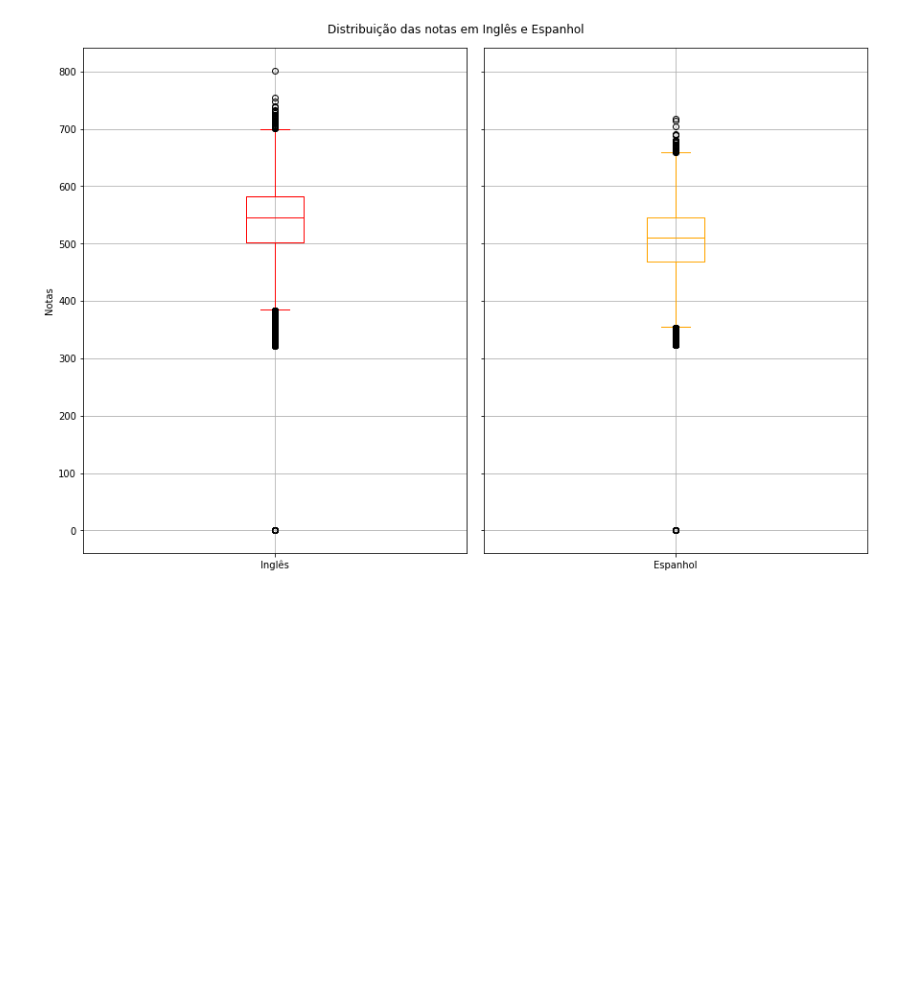
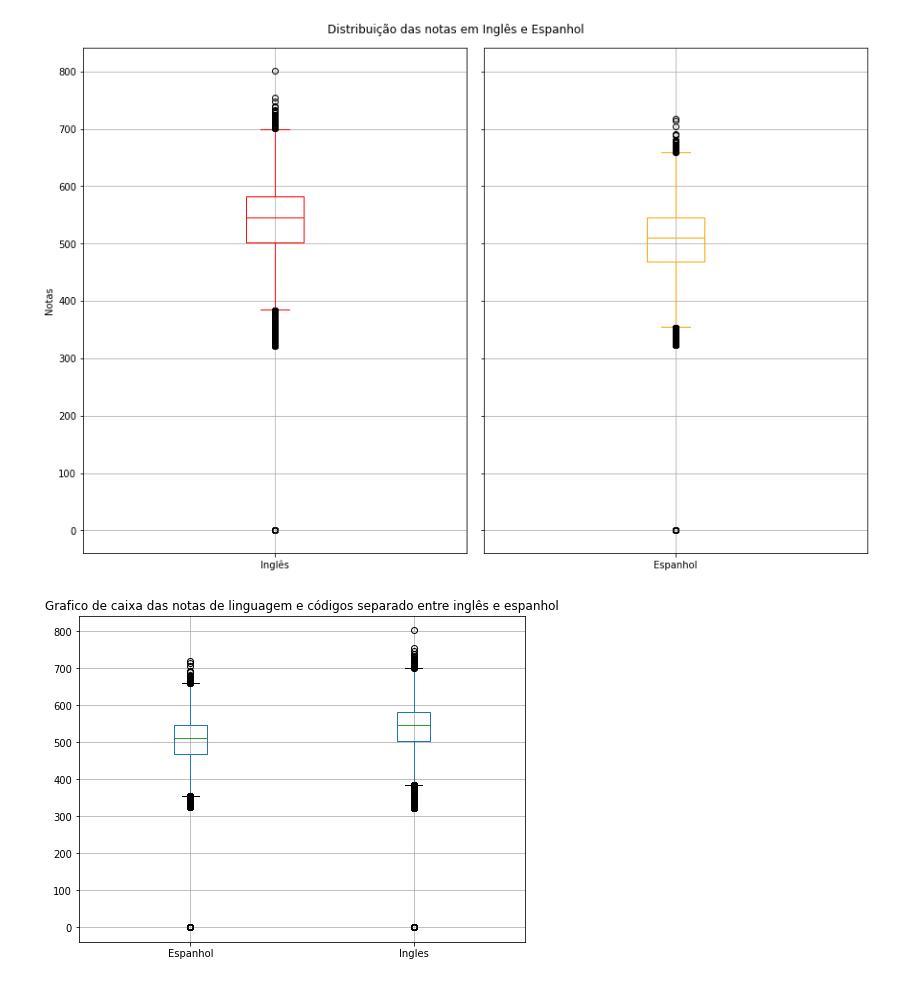
Before and after one commit to jesielviana/alura-imersao-dados, a Jupyter notebook: Aula01.ipynb, the cells around one changed output. Cells and saved outputs as stored; diff of their text form; code cells hidden in the pictures; blank space fills up the shorter version.

```diff
--- a/Aula01.ipynb
+++ b/Aula01.ipynb
@@ -308,3 +308,16 @@ espanhol.plot.box(ax=axes[1], label="Espanhol", grid=True, color="orange")
 # %% [output]
 <matplotlib.axes._subplots.AxesSubplot at 0x...>
 [figure]
+# %%
+# Desafio05: Comparar as distribuições das provas em inglês e espanhol.
+
+import matplotlib.pyplot as plt
+dados_ingles = dados.query("TP_LINGUA == 0")['NU_NOTA_LC']
+dados_espanhol = dados.query("TP_LINGUA == 1")['NU_NOTA_LC']
+idiomas = ['Espanhol','Ingles']
+dados_por_idioma = pd.concat([dados_espanhol, dados_ingles], axis=1, names = idiomas)
+dados_por_idioma.columns = idiomas
+dados_por_idioma.plot.box(grid=True, figsize=(8, 6))
+_ = plt.title("Grafico de caixa das notas de linguagem e códigos separado entre inglês e espanhol")
+# %% [output]
+[figure, added]
```
